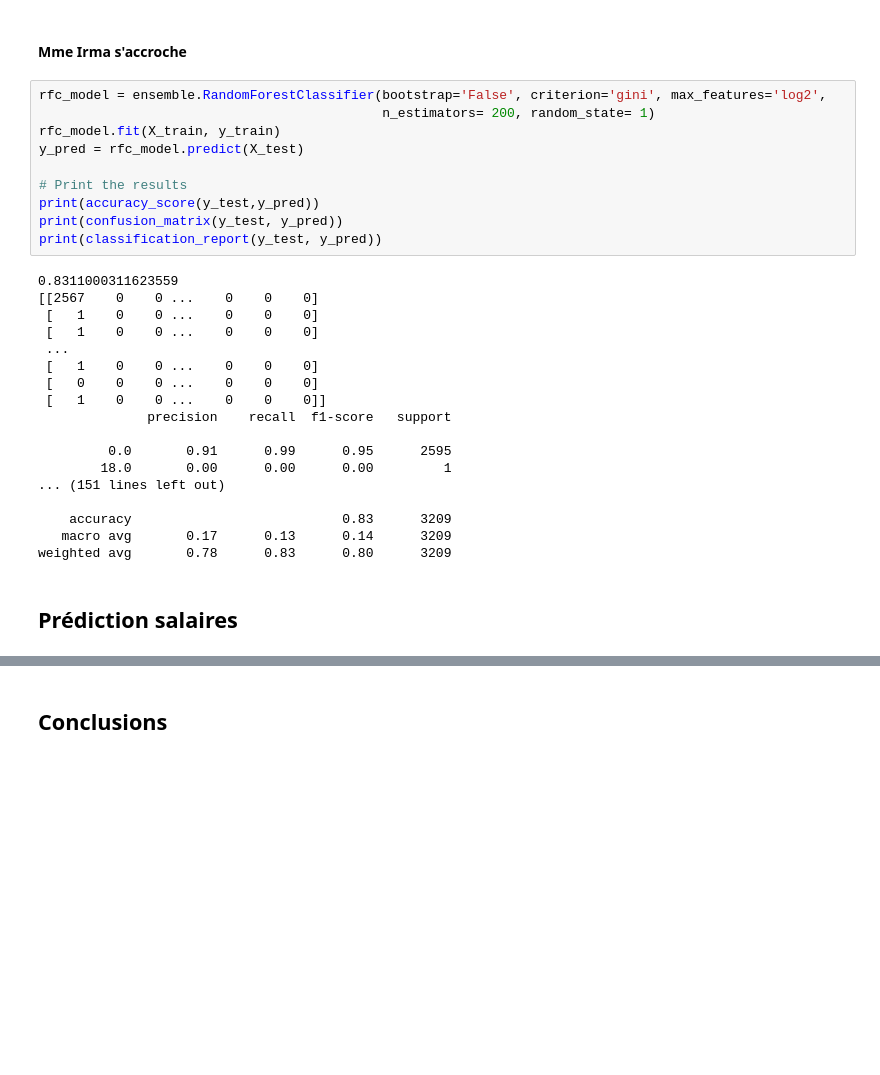
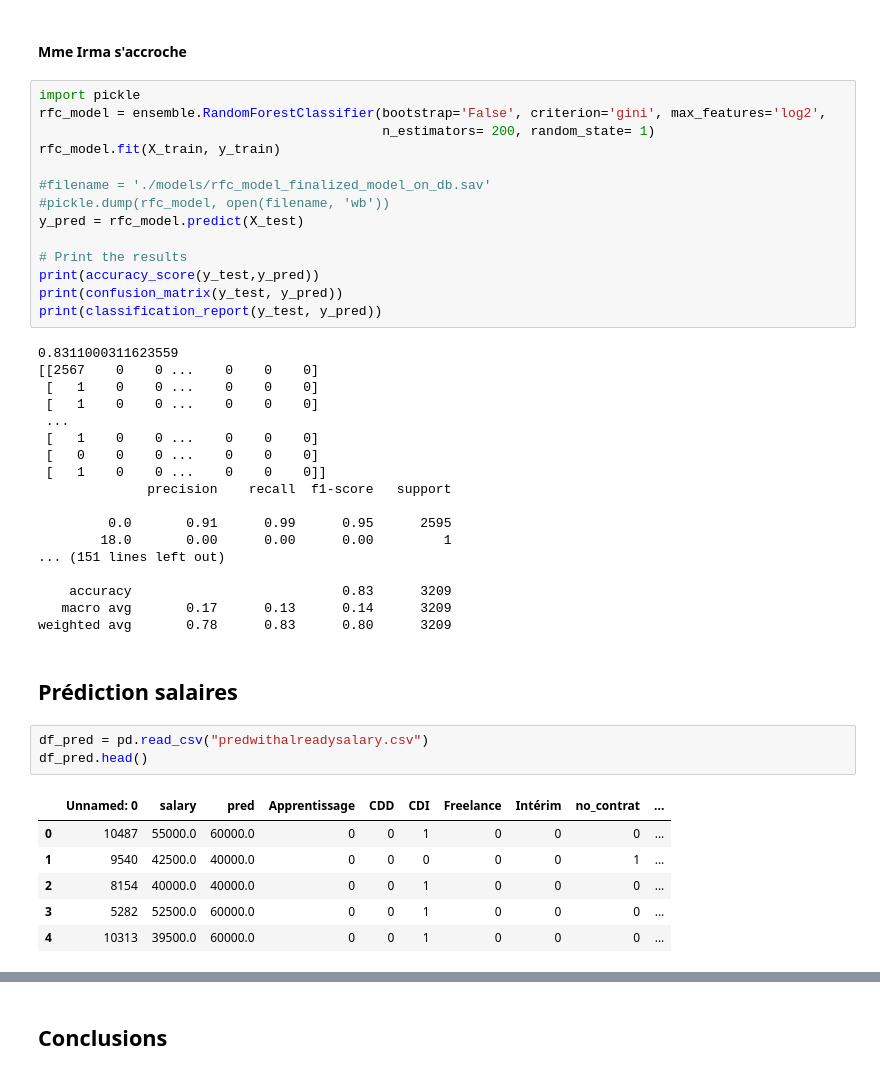
Before and after one commit to Optimus-prime-team/projetOne, a Jupyter notebook: micka/indeed_dataclean_viz_V0.9.2.9.ipynb, the cells around one changed output, grey strips where cells are left out. Saved outputs shown, nothing was run; the diff lists cells and outputs as text; blank space fills up the shorter version.

```diff
--- a/micka/indeed_dataclean_viz_V0.9.2.9.ipynb
+++ b/micka/indeed_dataclean_viz_V0.9.2.9.ipynb
@@ -900,9 +900,13 @@ AFTER tuning Test w/bin set score: 0.84
 # %% [markdown]
 #### Mme Irma s'accroche
 # %%
+import pickle
 rfc_model = ensemble.RandomForestClassifier(bootstrap='False', criterion='gini', max_features='log2',
                                             n_estimators= 200, random_state= 1)
 rfc_model.fit(X_train, y_train)
+
+#filename = './models/rfc_model_finalized_model_on_db.sav'
+#pickle.dump(rfc_model, open(filename, 'wb'))
 y_pred = rfc_model.predict(X_test)
 
 # Print the results
@@ -929,3 +933,13 @@ print(classification_report(y_test, y_pred))
 weighted avg       0.78      0.83      0.80      3209
 # %% [markdown]
 ## Prédiction salaires
+# %%
+df_pred = pd.read_csv("predwithalreadysalary.csv")
+df_pred.head()
+# %% [output]
+|  | Unnamed: 0 | salary | pred | Apprentissage | CDD | CDI | Freelance | Intérim | no_contrat | ... |
+| 0 | 10487 | 55000.0 | 60000.0 | 0 | 0 | 1 | 0 | 0 | 0 | ... |
+| 1 | 9540 | 42500.0 | 40000.0 | 0 | 0 | 0 | 0 | 0 | 1 | ... |
+| 2 | 8154 | 40000.0 | 40000.0 | 0 | 0 | 1 | 0 | 0 | 0 | ... |
+| 3 | 5282 | 52500.0 | 60000.0 | 0 | 0 | 1 | 0 | 0 | 0 | ... |
+| 4 | 10313 | 39500.0 | 60000.0 | 0 | 0 | 1 | 0 | 0 | 0 | ... |
```
Also changed, not shown: parts of 3 cells of this notebook.
